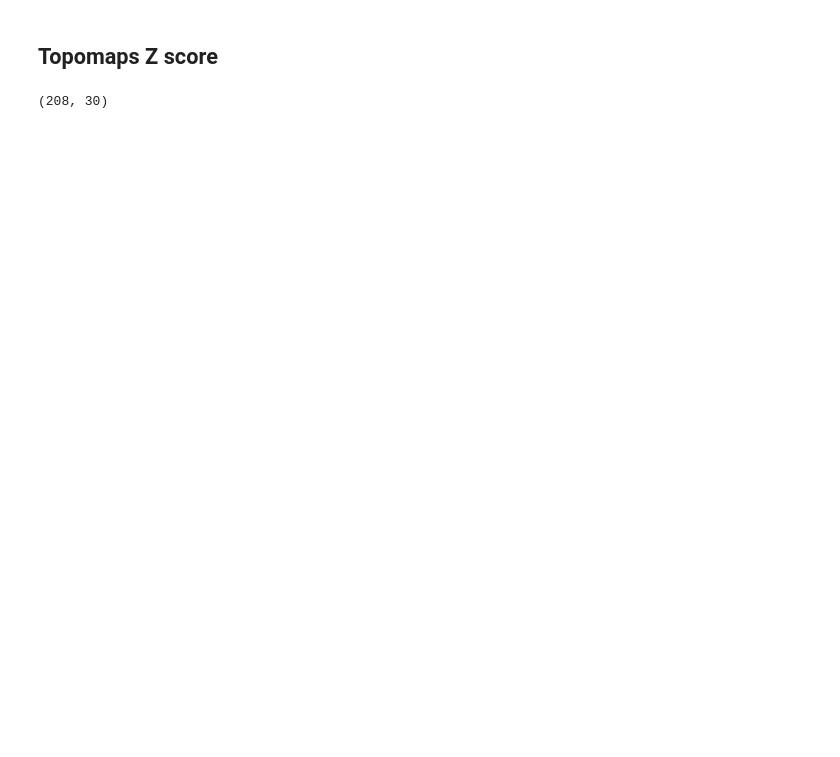
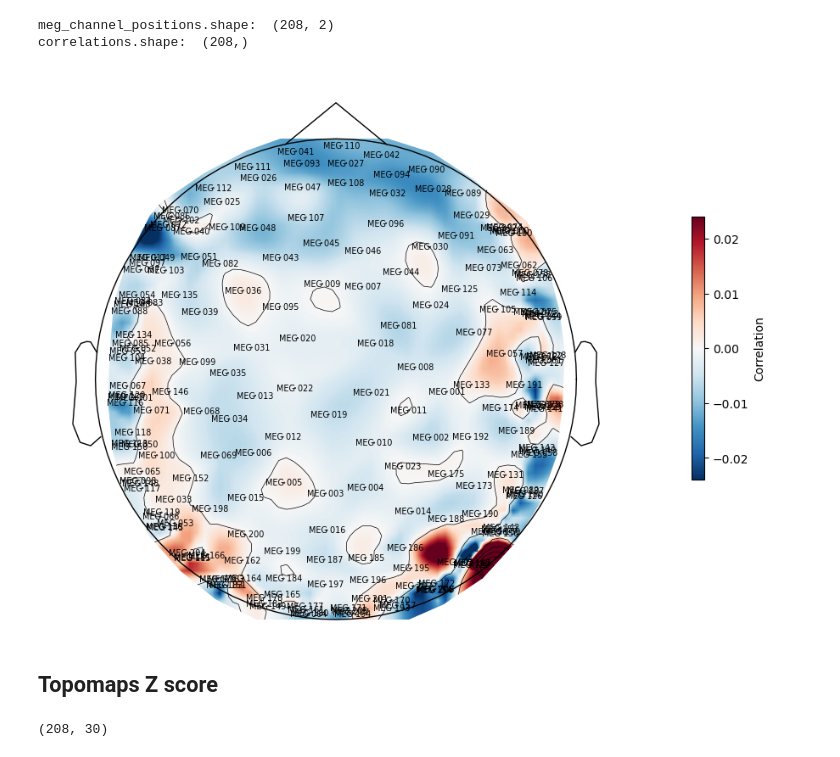
Before and after one commit to mattciff5/spect-to-meg, a Jupyter notebook: code/run_comparison2.ipynb, the cells around one changed output. Saved outputs shown, nothing was run; the diff lists cells and outputs as text; code cells hidden in the pictures; blank space fills up the shorter version.

```diff
--- a/code/run_comparison2.ipynb
+++ b/code/run_comparison2.ipynb
@@ -17,0 +107,38 @@ null_distr_w2v = np.load('/data01/data/MEG/collect_data/results/null_distr/null_
+# %%
+mean_r2_complete_subj_tex = get_mean_from_subjects_metrics(df_clip, "modified_r2", "complete")
+mean_r2_delta_subj_tex = get_mean_from_subjects_metrics(df_clip, "modified_r2", "delta")
+mean_r2_theta_subj_tex = get_mean_from_subjects_metrics(df_clip, "modified_r2", "theta")
+mean_r2_alpha_subj_tex = get_mean_from_subjects_metrics(df_clip, "modified_r2", "alpha")
+mean_r2_beta_subj_tex = get_mean_from_subjects_metrics(df_clip, "modified_r2", "beta")
+
+mean_pc_complete_subj_tex = get_mean_from_subjects_metrics(df_clip, "pearson_corr", "complete")
+mean_pc_delta_subj_tex = get_mean_from_subjects_metrics(df_clip, "pearson_corr", "delta")
+mean_pc_theta_subj_tex = get_mean_from_subjects_metrics(df_clip, "pearson_corr", "theta")
+mean_pc_alpha_subj_tex = get_mean_from_subjects_metrics(df_clip, "pearson_corr", "alpha")
+mean_pc_beta_subj_tex = get_mean_from_subjects_metrics(df_clip, "pearson_corr", "beta")
+
+print('-------------- PEARSON --------------')
+print('COMPLETE_MEAN: ', "{:.7f}".format(mean_pc_complete_subj_tex.mean()))
+print('DELTA_MEAN: ', "{:.7f}".format(mean_pc_delta_subj_tex.mean()))
+print('THETA_MEAN: ', "{:.7f}".format(mean_pc_theta_subj_tex.mean()))
+print('ALPHA_MEAN: ', "{:.7f}".format(mean_pc_alpha_subj_tex.mean()))
+print('BETA_MEAN: ', "{:.7f}".format(mean_pc_beta_subj_tex.mean()))
+print('--------------------------------------')
+print('COMPLETE_STD: ', "{:.7f}".format(mean_pc_complete_subj_tex.std()))
+print('DELTA_STD: ', "{:.7f}".format(mean_pc_delta_subj_tex.std()))
+print('THETA_STD: ', "{:.7f}".format(mean_pc_theta_subj_tex.std()))
+print('ALPHA_STD: ', "{:.7f}".format(mean_pc_alpha_subj_tex.std()))
+print('BETA_STD: ', "{:.7f}".format(mean_pc_beta_subj_tex.std()))
+
+print('---------------- R2 ----------------')
+print('COMPLETE_MEAN: ', "{:.7f}".format(mean_r2_complete_subj_tex.mean()))
+print('DELTA_MEAN: ', "{:.7f}".format(mean_r2_delta_subj_tex.mean()))
+print('THETA_MEAN: ', "{:.7f}".format(mean_r2_theta_subj_tex.mean()))
+print('ALPHA_MEAN: ', "{:.7f}".format(mean_r2_alpha_subj_tex.mean()))
+print('BETA_MEAN: ', "{:.7f}".format(mean_r2_beta_subj_tex.mean()))
+print('--------------------------------------')
+print('COMPLETE_STD: ', "{:.7f}".format(mean_r2_complete_subj_tex.std()))
+print('DELTA_STD: ', "{:.7f}".format(mean_r2_delta_subj_tex.std()))
+print('THETA_STD: ', "{:.7f}".format(mean_r2_theta_subj_tex.std()))
+print('ALPHA_STD: ', "{:.7f}".format(mean_r2_alpha_subj_tex.std()))
+print('BETA_STD: ', "{:.7f}".format(mean_r2_beta_subj_tex.std()))
@@ -17,0 +165,4 @@ null_distr_w2v = np.load('/data01/data/MEG/collect_data/results/null_distr/null_
+# %%
+raw = get_bids_raw(meg_path, patient[0], session[0], '0')
+layout_from_raw = mne.channels.find_layout(raw.info, ch_type='mag')
+print(layout_from_raw.plot())
@@ -18,3 +188,9 @@ null_distr_w2v = np.load('/data01/data/MEG/collect_data/results/null_distr/null_
+# %%
+get_topomap(raw, mean_pc_complete_subj - mean_pc_complete_subj_tex, (-0.024, 0.024))
+# %% [output]
+meg_channel_positions.shape:  (208, 2)
+correlations.shape:  (208,)
+[figure, added]
 # %% [markdown]
 ## Topomaps Z score
 # %%
```
Also changed, not shown: parts of 16 cells of this notebook.
